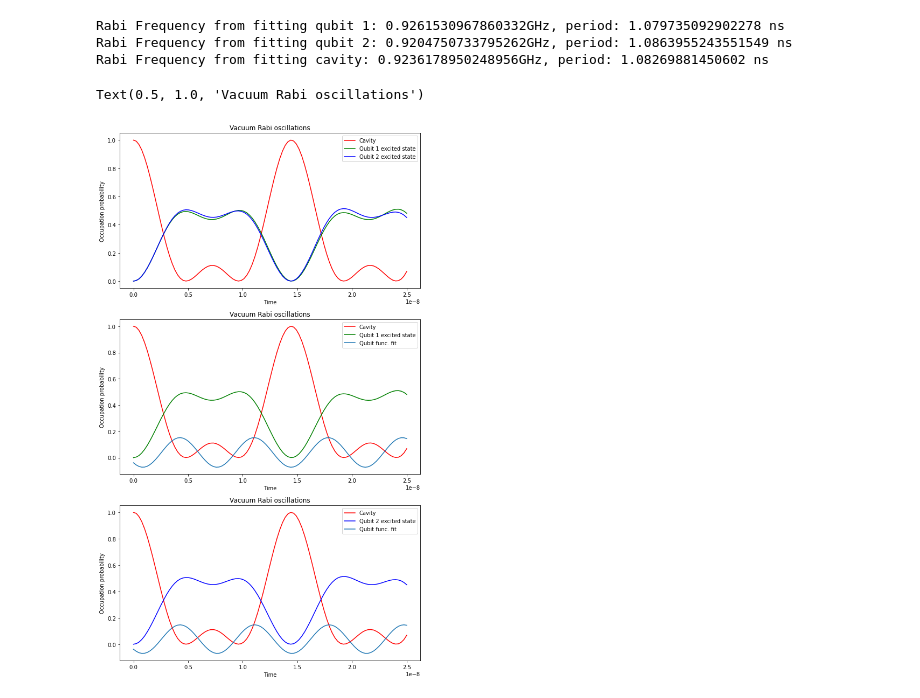
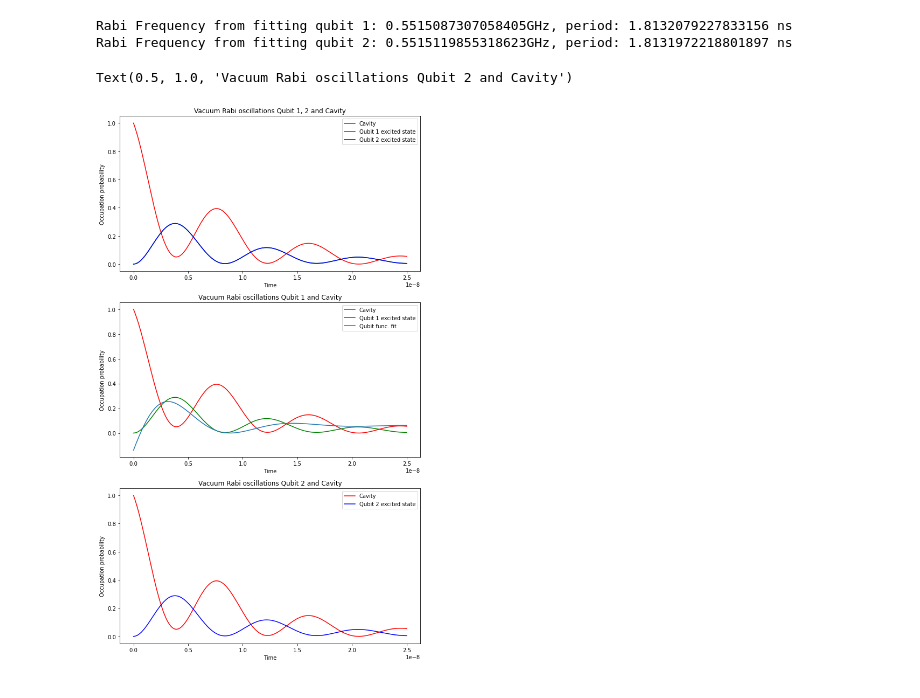
Before and after one commit to acatspirit/Fermilab2022, a Jupyter notebook: resonator2Qubits0.ipynb, the cells around one changed output. Cells and saved outputs as stored; diff of their text form; code cells hidden in the pictures.

```diff
--- a/resonator2Qubits0.ipynb
+++ b/resonator2Qubits0.ipynb
@@ -43,6 +52,9 @@ tlist = np.linspace(0, 25/GHz,100)
 #
 # Operators, Hamiltonion
 #
+
+def wc_dep(t,args):
+    return wc + t*dwc
 
 # cavity operators
 a = tensor(destroy(N), qeye(2), qeye(2))
@@ -60,8 +72,8 @@ nq2 = sm2.dag() * sm2
 
 # small hamiltionians for each system
 Hc = nc
-Hq1 = -0.5 * sz1
-Hq2 = -0.5 * sz2
+Hq1 = -0.5 * sz1 * wq1
+Hq2 = -0.5 * sz2 * wq2
 if use_rwa:
     Hc1 = g1 * (a.dag()*sm1 + a*sm1.dag())
     Hc2 = g2 * (a.dag()*sm2 + a*sm2.dag())
@@ -70,4 +82,5 @@ else:
     Hc2 = g2 * (a.dag() + a)*(sm2 + sm2.dag())
 
 #Hamiltonian: Jaynes-Cumming - maybe a different one based on the nature article
-H = wc * Hc + wq1 * Hq1 + wq2 * Hq2 + Hc1 + Hc2
+# H = wc * Hc + wq1 * Hq1 + wq2 * Hq2 + Hc1 + Hc2
+H = [[Hc, wc_dep], Hq1, Hq2, Hc1, Hc2]
@@ -105,10 +115,10 @@ qubit 1 rabi frequency 0.7539822368615512, qubit 2 rabi frequency 0.753982236861
 # %%
-
+## https://journals.aps.org/pra/pdf/10.1103/PhysRevA.105.013719
 # cavity dissapation rate
-kappa = 0.0* GHz * 2* np.pi # 0.033 * 2 * np.pi * GHz
+kappa = 0.033 * 2 * np.pi * GHz
 # qubit dissapation rate
-gamma1 = 0 * GHz * 2* np.pi
-gamma2 = 0 * GHz * 2* np.pi
+gamma1 = 0.00261 * GHz * 2* np.pi
+gamma2 = gamma1
 
 
 # create dissapation operators list (not sure why the list is needed)
@@ -117,7 +127,7 @@ collapse_ops = [sqrt(kappa) * a, sqrt(gamma1) * sm1, sqrt(gamma2) * sm2] # add a
 
 
 # put qubit in excited state to start
-psi0 = tensor(basis(N,1), basis(2,0), basis(2,0)) # basis matrices are the levels of the first and second qubit respectively, the basis is the cavity
+psi0 = tensor(basis(N,1), basis(2,n1), basis(2,n2)) # basis matrices are the levels of the first and second qubit respectively, the basis is the cavity
 
 # make the system evolve
 output = mesolve(H, psi0, tlist, collapse_ops, [nc, nq1, nq2])
@@ -124,56 +231,57 @@ output = mesolve(H, psi0, tlist, collapse_ops, [nc, nq1, nq2])
 # %%
-n_c = output.expect[0]
-n_q1 = output.expect[1]
-n_q2 = output.expect[2]
+# fitted_params = minimize(sine_guess, params, args=(tlist,n_q1),method='nelder')
 
-# The fit function
-# Only use if you expect sinusoidal behavior
-def test(x, a, b,c, d):
-    return a*np.sin(b*x + c) + d
+# a1 = fitted_params.params['amp'].value
+# e1 = fitted_params.params['damp'].value
+# b1 = fitted_params.params['freq'].value
+# c1 = fitted_params.params['phase'].value
+# d1 = fitted_params.params['shift'].value
+
 # get fit functions for both results
-param1, param_cov1 = curve_fit(test, tlist, n_q1, maxfev=5000, p0=[1,r1*GHz, 0, 0.5])
-fit_func_q1 = param1[0]*(np.sin(param1[1]*tlist + param1[2]) + param1[3])
+param1, param_cov1 = curve_fit(fit_guess, tlist, n_q1, maxfev=50000, p0=[amp1, 2*np.pi*freq1, phase1, shift1,damp1])
+fit_func_q1 = param1[0]*np.exp(-param1[4]*tlist)*(np.sin(param1[1]*tlist + param1[2])) + param1[3]
+# fit_func_q1 = a1*np.exp(-e1*tlist)*(np.sin(b1*tlist + c1)) + d1
 
-param2, param_cov2 = curve_fit(test, tlist, n_q2, maxfev=5000, p0=[1,r2*GHz, -np.pi/2, 0.9])
-fit_func_q2 = param2[0]*(np.sin(param2[1]*tlist + param2[2]) + param2[3])
 
-param3, param_cov3 = curve_fit(test, tlist, n_c, maxfev=5000, p0=[1,(r1+r2)/2*GHz, -np.pi/2, 0.9])
-fit_func_c = param3[0]*(np.sin(param3[1]*tlist + param3[2]) + param3[3])
+param2, param_cov2 = curve_fit(fit_guess, tlist, n_q2, maxfev=50000, p0=[amp2, 2*np.pi*freq2, phase2, shift2,damp2])
+fit_func_q2 = param2[0]*np.exp(-param2[4]*tlist)*(np.sin(param2[1]*tlist + param2[2])) + param2[3]
+
+# param3, param_cov3 = curve_fit(fit_guess, tlist, n_c, maxfev=5000, p0=[1,(r1+r2)/2*GHz, -np.pi/2])
+# fit_func_c = param3[0]*(np.sin(param3[1]*tlist + param3[2]))
 
 print(f"Rabi Frequency from fitting qubit 1: {abs(param1[1])/GHz}GHz, period: {1/abs(param1[1])*GHz} ns")
 print(f"Rabi Frequency from fitting qubit 2: {abs(param2[1])/GHz}GHz, period: {1/abs(param2[1])*GHz} ns")
-print(f"Rabi Frequency from fitting cavity: {abs(param3[1])/GHz}GHz, period: {1/abs(param3[1])*GHz} ns")
+# print(f"Rabi Frequency from fitting cavity: {abs(param3[1])/GHz}GHz, period: {1/abs(param3[1])*GHz} ns")
 
 # Oscillations with both qubits
 fig, axes = plt.subplots(3, 1, sharex=False, figsize=(10,18))
 axes[0].plot(tlist, n_c, 'r', label="Cavity")
 axes[0].plot(tlist, n_q1, 'g', label="Qubit 1 excited state")
 axes[0].plot(tlist, n_q2, 'b',  label="Qubit 2 excited state")
 axes[0].legend(loc=0)
 axes[0].set_xlabel('Time')
 axes[0].set_ylabel('Occupation probability')
-axes[0].set_title('Vacuum Rabi oscillations')
+axes[0].set_title('Vacuum Rabi oscillations Qubit 1, 2 and Cavity')
 
 # Oscillations with q1 and cavity
 axes[1].plot(tlist, n_c, 'r', label="Cavity")
 axes[1].plot(tlist, n_q1, 'g', label="Qubit 1 excited state")
 axes[1].plot(tlist, fit_func_q1, label="Qubit func. fit")
 axes[1].legend(loc=0)
 axes[1].set_xlabel('Time')
 axes[1].set_ylabel('Occupation probability')
-axes[1].set_title('Vacuum Rabi oscillations')
+axes[1].set_title('Vacuum Rabi oscillations Qubit 1 and Cavity')
 
 # Oscillations with q2 and cavity
 axes[2].plot(tlist, n_c, 'r', label="Cavity")
 axes[2].plot(tlist, n_q2, 'b',  label="Qubit 2 excited state")
-axes[2].plot(tlist, fit_func_q2, label="Qubit func. fit")
+# axes[2].plot(tlist, fit_func_q2, label="Qubit func. fit")
 axes[2].legend(loc=0)
 axes[2].set_xlabel('Time')
 axes[2].set_ylabel('Occupation probability')
-axes[2].set_title('Vacuum Rabi oscillations')
+axes[2].set_title('Vacuum Rabi oscillations Qubit 2 and Cavity')
 # %% [output]
-Rabi Frequency from fitting qubit 1: 0.9261530967860332GHz, period: 1.079735092902278 ns
-Rabi Frequency from fitting qubit 2: 0.9204750733795262GHz, period: 1.0863955243551549 ns
-Rabi Frequency from fitting cavity: 0.9236178950248956GHz, period: 1.08269881450602 ns
+Rabi Frequency from fitting qubit 1: 0.5515087307058405GHz, period: 1.8132079227833156 ns
+Rabi Frequency from fitting qubit 2: 0.5515119855318623GHz, period: 1.8131972218801897 ns
-Text(0.5, 1.0, 'Vacuum Rabi oscillations')
+Text(0.5, 1.0, 'Vacuum Rabi oscillations Qubit 2 and Cavity')
-[figure, old version]
+[figure, new version]
```
Also changed, not shown: parts of 7 cells of this notebook.
